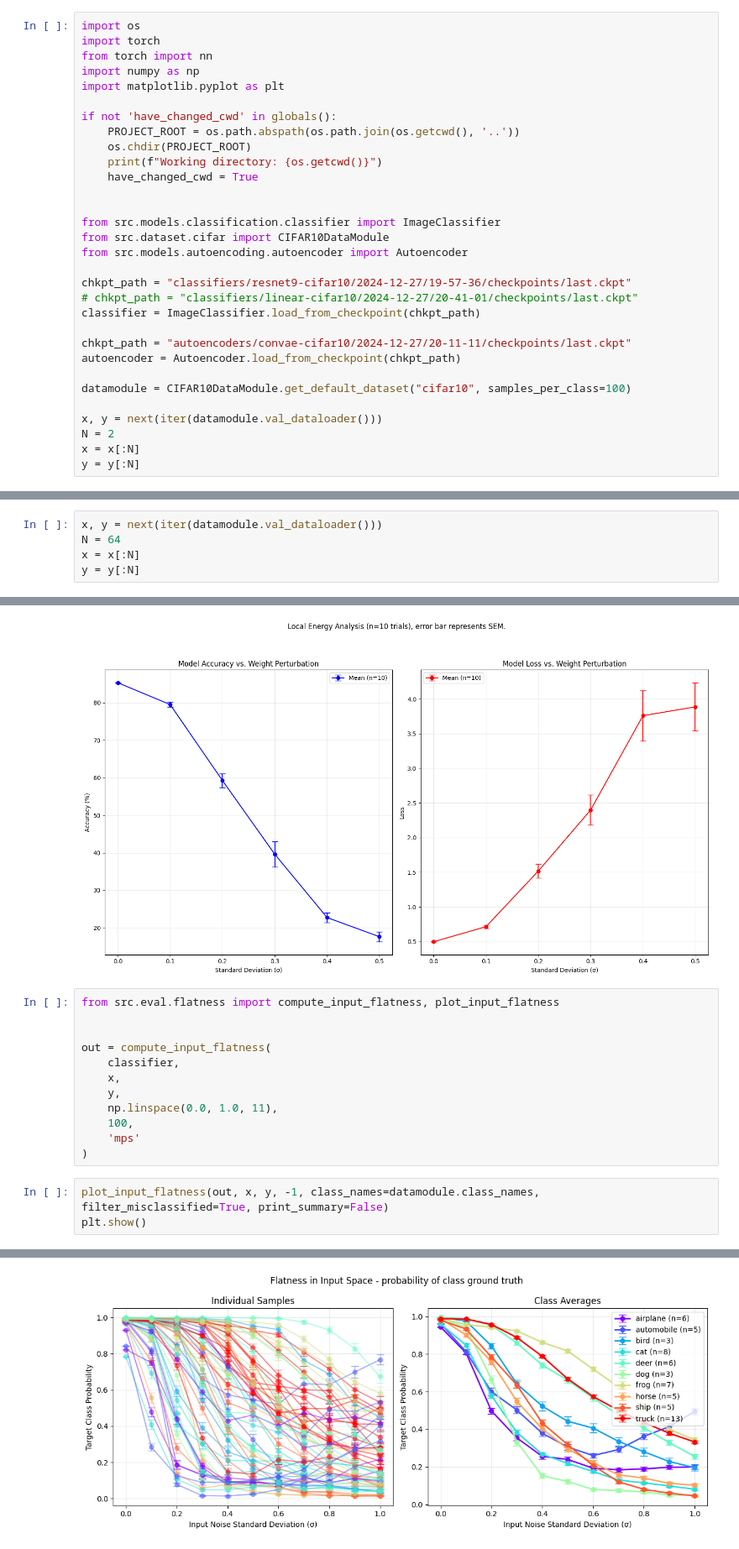
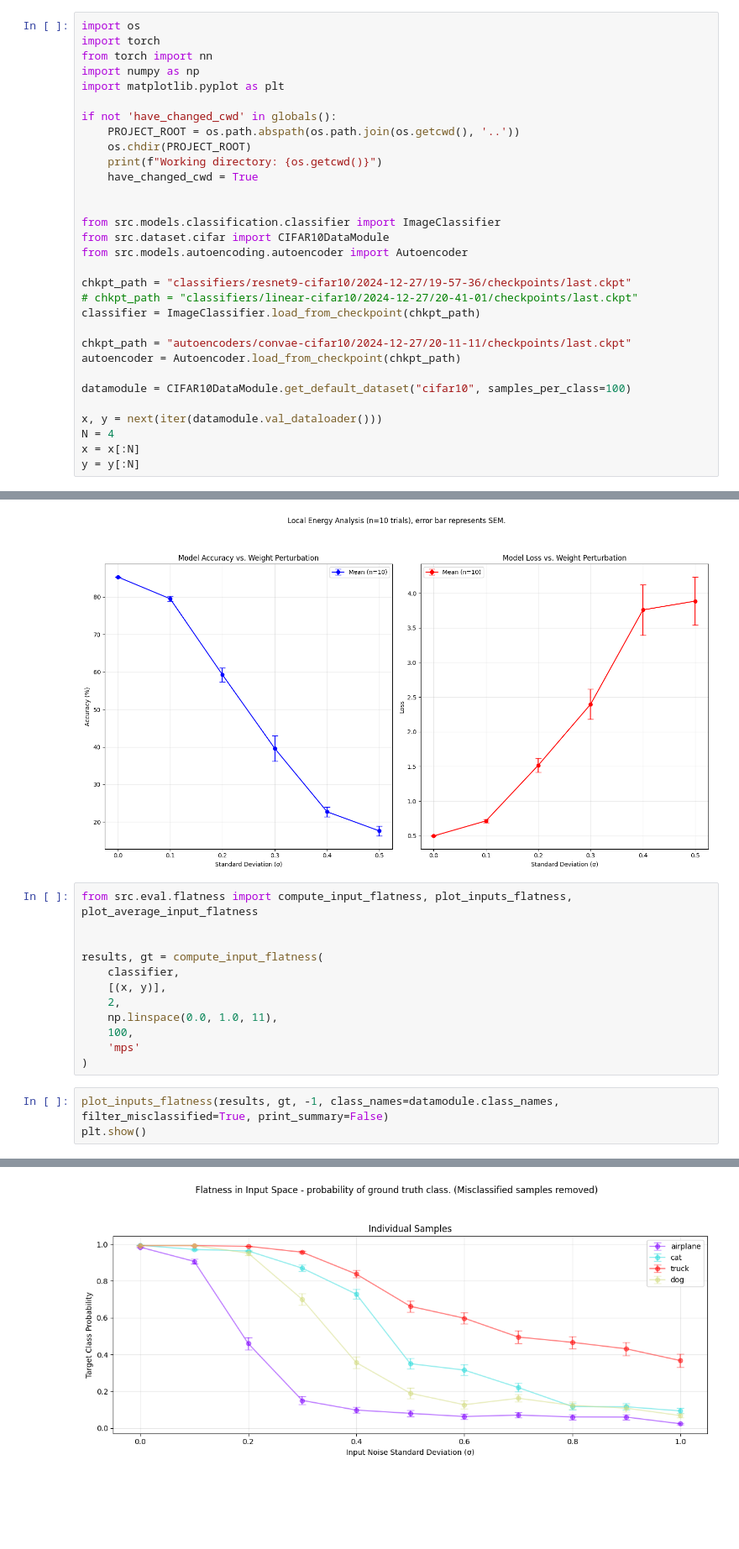
Before and after one commit to mattia-scardecchia/Generative-Data-Augmentation, a Jupyter notebook: notebooks/explore.ipynb, the cells around one changed output, grey strips where cells are left out. Shown at 84% size. Saved outputs shown, nothing was run; the diff lists cells and outputs as text; blank space fills up the shorter version.

Commit message:
refactor: flatness plotting

```diff
--- a/notebooks/explore.ipynb
+++ b/notebooks/explore.ipynb
@@ -28,7 +28,7 @@ autoencoder = Autoencoder.load_from_checkpoint(chkpt_path)
 datamodule = CIFAR10DataModule.get_default_dataset("cifar10", samples_per_class=100)
 
 x, y = next(iter(datamodule.val_dataloader()))
-N = 2
+N = 4
 x = x[:N]
 y = y[:N]
 # %% [output]
@@ -186,11 +186,6 @@ torch.save(out, "optimal_images.pth")
 out_loaded = torch.load("optimal_images.pth")
 # %% [markdown]
 ## Flatness
-# %%
-x, y = next(iter(datamodule.val_dataloader()))
-N = 64
-x = x[:N]
-y = y[:N]
 # %%
 from src.eval.flatness import compute_local_energy, plot_local_energy
 
@@ -209,18 +204,18 @@ plt.show()
 # %% [output]
 [figure]
 # %%
-from src.eval.flatness import compute_input_flatness, plot_input_flatness
+from src.eval.flatness import compute_input_flatness, plot_inputs_flatness, plot_average_input_flatness
 
 
-out = compute_input_flatness(
+results, gt = compute_input_flatness(
     classifier,
-    x,
-    y,
+    [(x, y)],
+    2,
     np.linspace(0.0, 1.0, 11),
     100,
     'mps'
 )
 # %%
-plot_input_flatness(out, x, y, -1, class_names=datamodule.class_names, filter_misclassified=True, print_summary=False)
+plot_inputs_flatness(results, gt, -1, class_names=datamodule.class_names, filter_misclassified=True, print_summary=False)
 plt.show()
 # %% [output]
@@ -228 +222 @@ Filtered: kept 61/64 correctly classified samples (considered predictions with s
-[figure, old version]
+[figure, new version]
```
Also changed, not shown: parts of 4 cells of this notebook, 2 other files.
